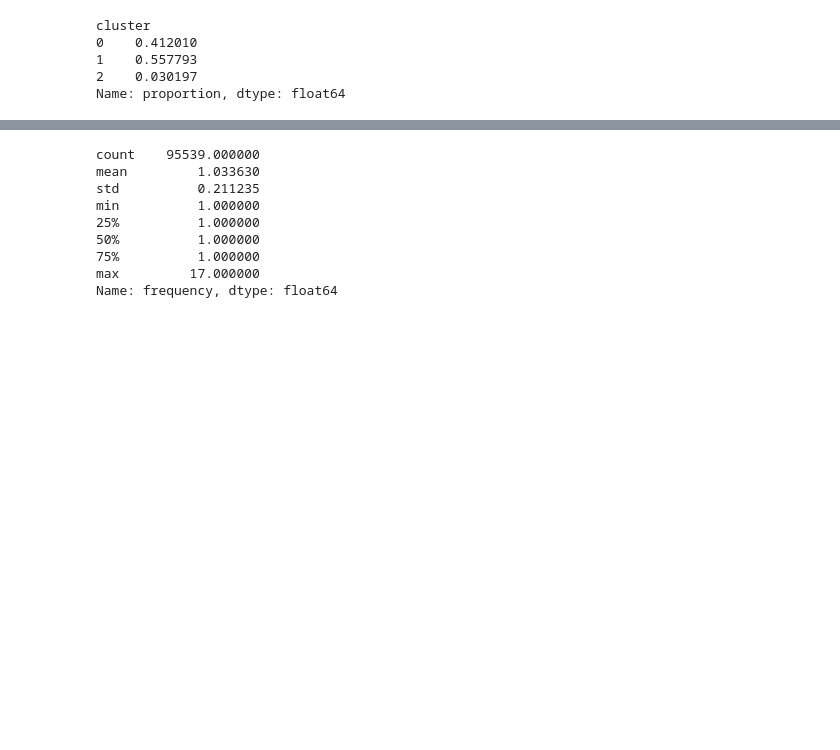
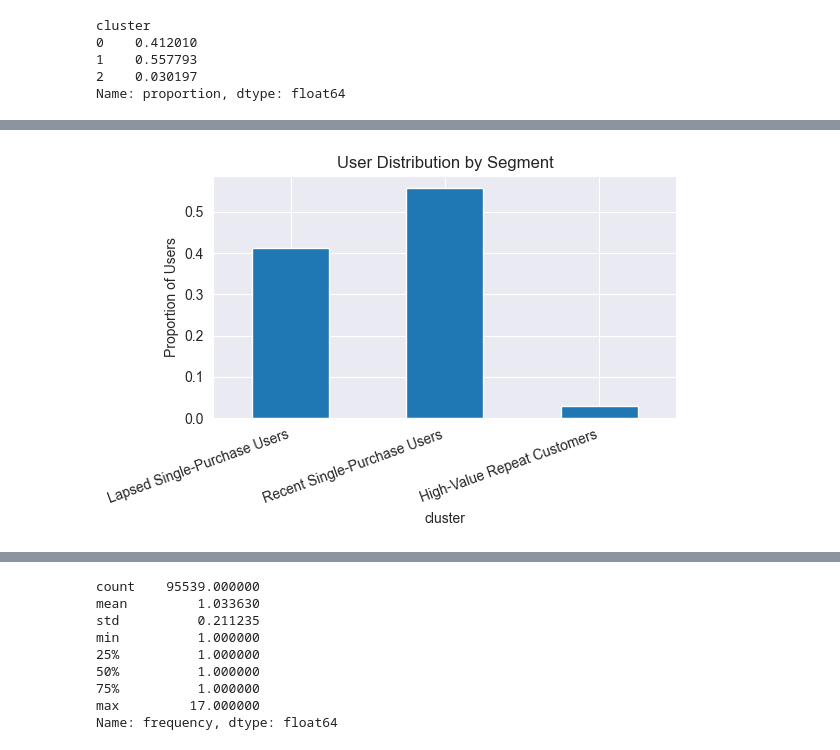
Before and after one commit to WangXin154/E-commerce_decision-making-_intelligence, a Jupyter notebook: Statistical_analysis_report/02.User_Segmentation_vs_ Value_Analysis_(RFM Model).ipynb, the cells around one changed output, grey strips where cells are left out. Drawn from its saved outputs; the diff is of its cells as text; code cells hidden in the pictures; blank space fills up the shorter version.

```diff
--- a/Statistical_analysis_report/02.User_Segmentation_vs_ Value_Analysis_(RFM Model).ipynb
+++ b/Statistical_analysis_report/02.User_Segmentation_vs_ Value_Analysis_(RFM Model).ipynb
@@ -254,3 +254,9 @@ cluster
 1    0.557793
 2    0.030197
 Name: proportion, dtype: float64
+# %%
+# Combine cluster size & RFM profile into one table
+cluster_profile_with_size = cluster_profile.copy()
+cluster_profile_with_size["user_count"] = df_rfm["cluster"].value_counts().sort_index()
+cluster_profile_with_size["user_ratio"] = df_rfm["cluster"].value_counts(normalize=True).sort_index().round(4)
+cluster_profile_with_size
@@ -256,0 +269,11 @@ Name: proportion, dtype: float64
+# %%
+# Map cluster id to human-readable segment names
+cluster_labels = {
+    0: "Lapsed Single-Purchase Users",
+    1: "Recent Single-Purchase Users",
+    2: "High-Value Repeat Customers"
+}
+
+df_rfm["segment"] = df_rfm["cluster"].map(cluster_labels)
+
+df_rfm[["unique_user_id", "cluster", "segment", "recency", "frequency", "monetary"]].head(10)
@@ -256,0 +292,19 @@ Name: proportion, dtype: float64
+# %%
+import matplotlib.pyplot as plt
+
+# Visualization 1: Proportion of users in each segment
+plt.figure(figsize=(6, 4))
+cluster_profile_with_size["user_ratio"].plot(kind="bar")
+plt.xticks(
+    range(len(cluster_profile_with_size)),
+    [cluster_labels[i] for i in cluster_profile_with_size.index],
+    rotation=20,
+    ha="right"
+)
+
+plt.ylabel("Proportion of Users")
+plt.title("User Distribution by Segment")
+plt.tight_layout()
+plt.show()
+# %% [output]
+[figure, added]
```
Also changed, not shown: parts of 5 cells of this notebook.
